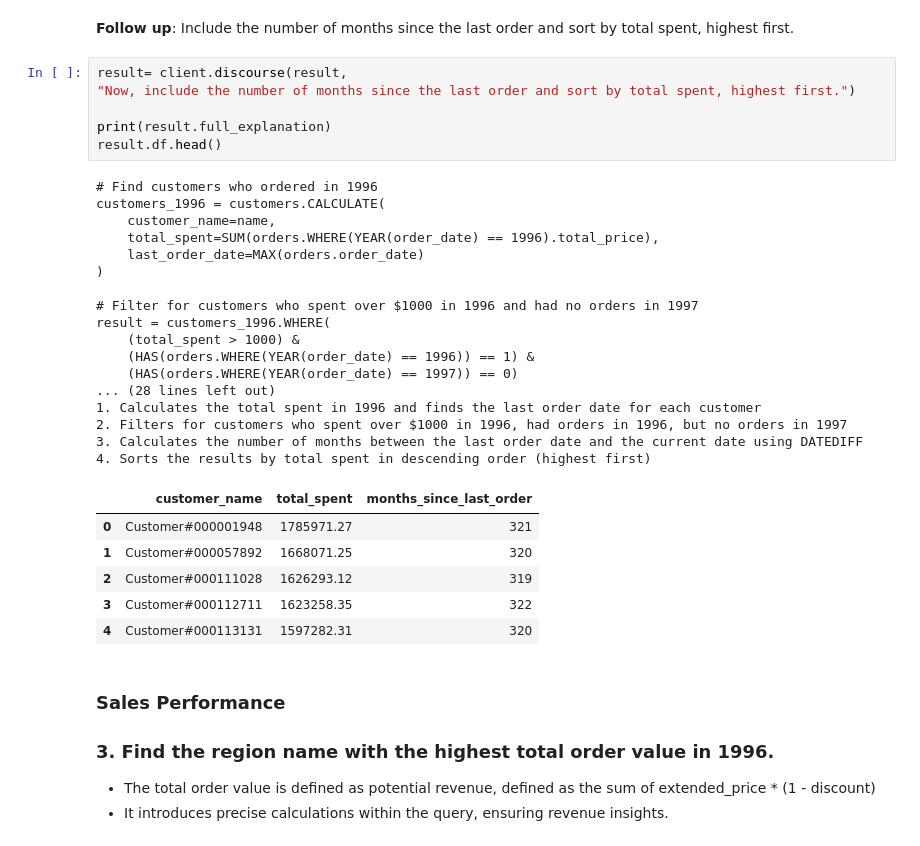
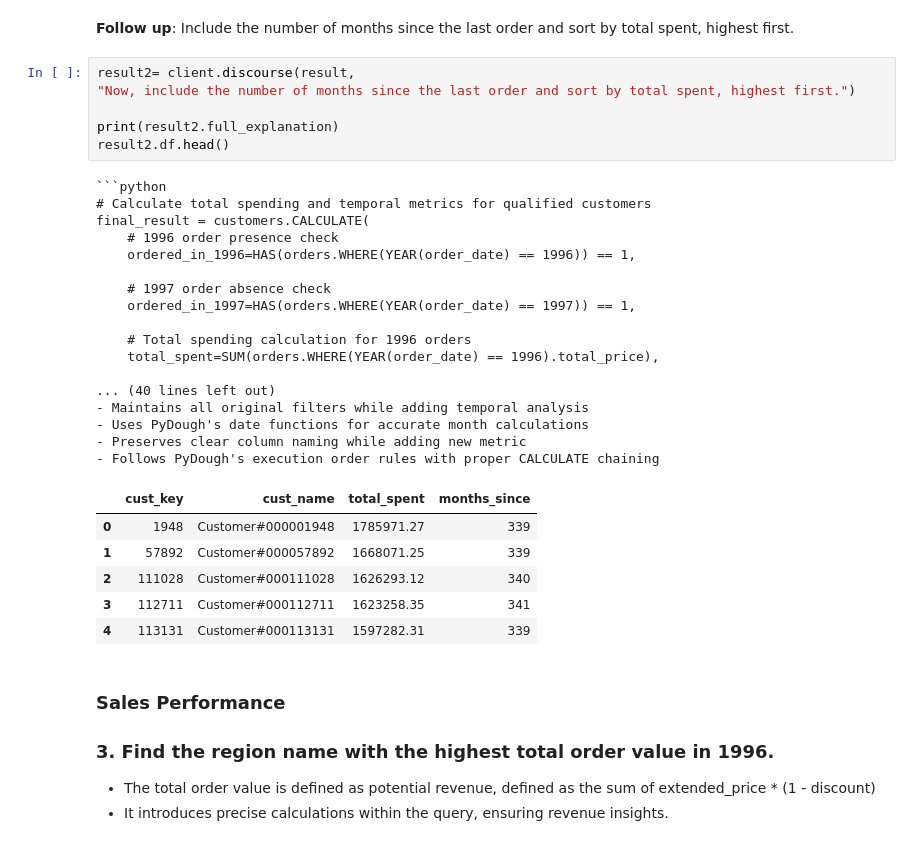
Before and after one commit to bodo-ai/text2pydough, a Jupyter notebook: workbench/AAraya/demo/llm_demo_final_vRK.ipynb, the cells around one changed output. Drawn from its saved outputs; the diff is of its cells as text.

````diff
--- a/workbench/AAraya/demo/llm_demo_final_vRK.ipynb
+++ b/workbench/AAraya/demo/llm_demo_final_vRK.ipynb
@@ -567,35 +552,35 @@ result = customers_1996.WHERE(
 # %% [markdown]
 **Follow up**: Include the number of months since the last order and sort by total spent, highest first.
 # %%
-result= client.discourse(result,
+result2= client.discourse(result,
 "Now, include the number of months since the last order and sort by total spent, highest first.")
 
-print(result.full_explanation)
-result.df.head()
+print(result2.full_explanation)
+result2.df.head()
 # %% [output]
-# Find customers who ordered in 1996
-customers_1996 = customers.CALCULATE(
-    customer_name=name,
+```python
+# Calculate total spending and temporal metrics for qualified customers
+final_result = customers.CALCULATE(
+    # 1996 order presence check
+    ordered_in_1996=HAS(orders.WHERE(YEAR(order_date) == 1996)) == 1,
+
+    # 1997 order absence check
+    ordered_in_1997=HAS(orders.WHERE(YEAR(order_date) == 1997)) == 1,
+
+    # Total spending calculation for 1996 orders
     total_spent=SUM(orders.WHERE(YEAR(order_date) == 1996).total_price),
-    last_order_date=MAX(orders.order_date)
-)
 
-# Filter for customers who spent over $1000 in 1996 and had no orders in 1997
-result = customers_1996.WHERE(
-    (total_spent > 1000) &
-    (HAS(orders.WHERE(YEAR(order_date) == 1996)) == 1) &
-    (HAS(orders.WHERE(YEAR(order_date) == 1997)) == 0)
-... (28 lines left out)
-1. Calculates the total spent in 1996 and finds the last order date for each customer
-2. Filters for customers who spent over $1000 in 1996, had orders in 1996, but no orders in 1997
-3. Calculates the number of months between the last order date and the current date using DATEDIFF
-4. Sorts the results by total spent in descending order (highest first)
+... (40 lines left out)
+- Maintains all original filters while adding temporal analysis
+- Uses PyDough's date functions for accurate month calculations
+- Preserves clear column naming while adding new metric
+- Follows PyDough's execution order rules with proper CALCULATE chaining
-|  | customer_name | total_spent | months_since_last_order |
-| 0 | Customer#000001948 | 1785971.27 | 321 |
-| 1 | Customer#000057892 | 1668071.25 | 320 |
-| 2 | Customer#000111028 | 1626293.12 | 319 |
-| 3 | Customer#000112711 | 1623258.35 | 322 |
-| 4 | Customer#000113131 | 1597282.31 | 320 |
+|  | cust_key | cust_name | total_spent | months_since |
+| 0 | 1948 | Customer#000001948 | 1785971.27 | 339 |
+| 1 | 57892 | Customer#000057892 | 1668071.25 | 339 |
+| 2 | 111028 | Customer#000111028 | 1626293.12 | 340 |
+| 3 | 112711 | Customer#000112711 | 1623258.35 | 341 |
+| 4 | 113131 | Customer#000113131 | 1597282.31 | 339 |
 # %% [markdown]
 ### Sales Performance
 
````
Also changed, not shown: parts of 24 cells of this notebook, 1 other file.
